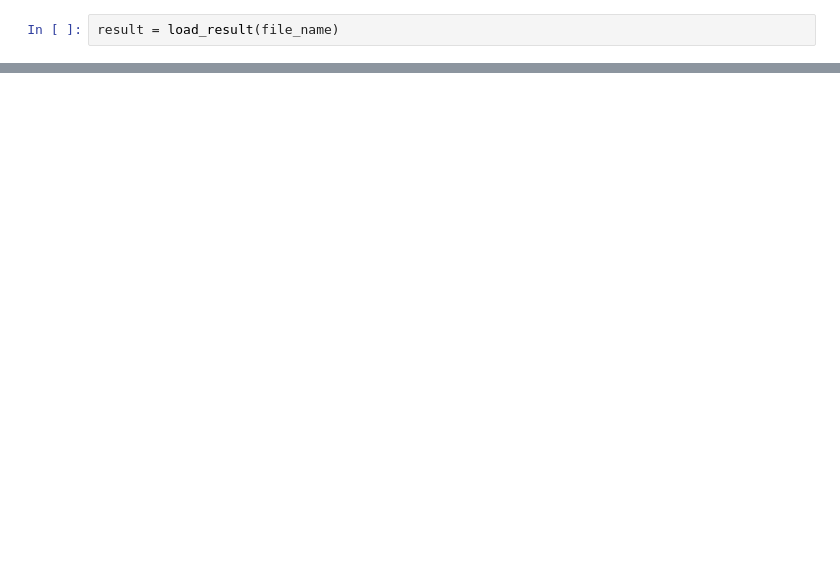
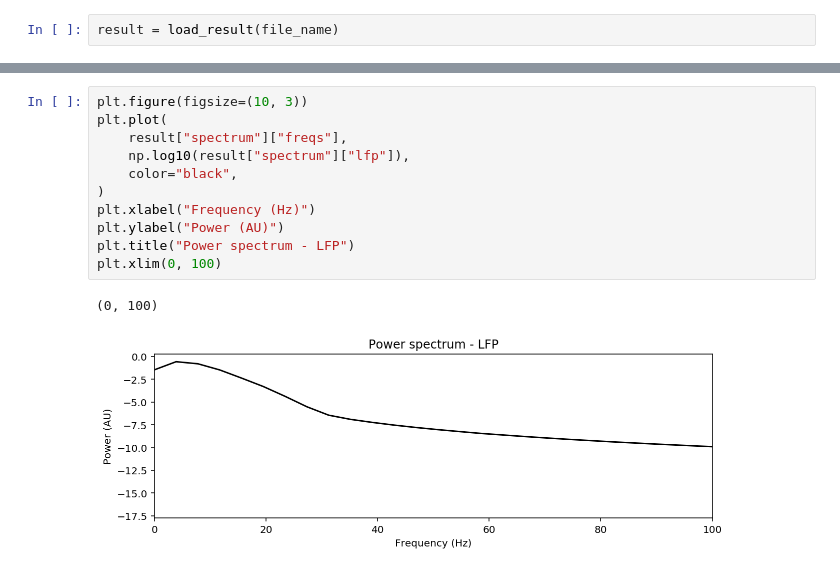
Before and after one commit to parenthetical-e/theagamma, a Jupyter notebook: notebooks/test-ing.ipynb, the cells around one changed output, grey strips where cells are left out. Cells and saved outputs as stored; diff of their text form; blank space fills up the shorter version.

Commit message:
fea: docs + psd plot in...
test-ing

```diff
--- a/notebooks/test-ing.ipynb
+++ b/notebooks/test-ing.ipynb
@@ -60,3 +60,17 @@ Text(0.5, 1.0, 'Stimulus')
+# %%
+plt.figure(figsize=(10, 3))
+plt.plot(
+    result["spectrum"]["freqs"],
+    np.log10(result["spectrum"]["lfp"]),
+    color="black",
+)
+plt.xlabel("Frequency (Hz)")
+plt.ylabel("Power (AU)")
+plt.title("Power spectrum - LFP")
+plt.xlim(0, 100)
+# %% [output]
+(0, 100)
+[figure, added]
 # %%
 plt.figure(figsize=(10, 3))
 plt.plot(
```
Also changed, not shown: parts of 9 cells of this notebook.
